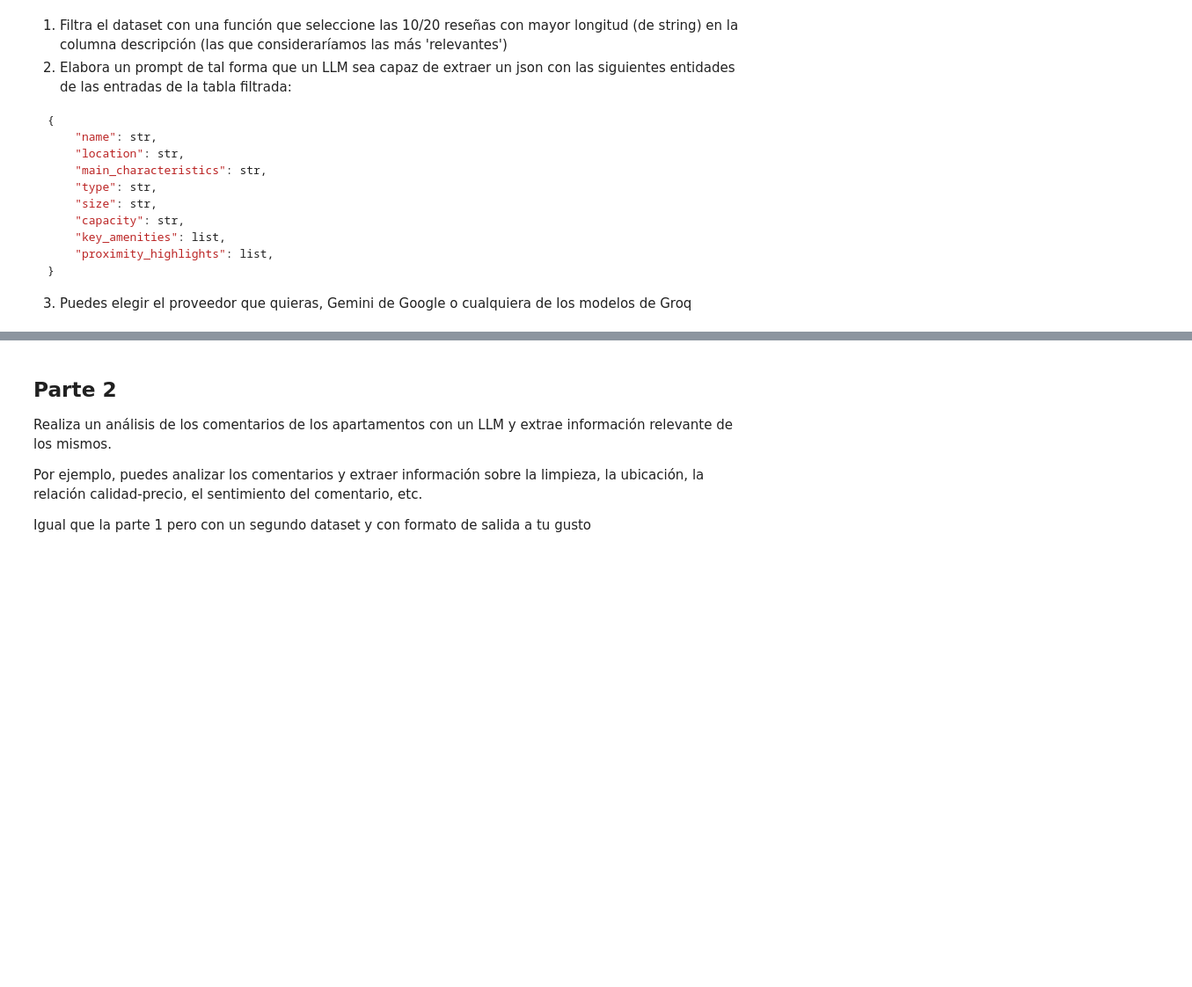
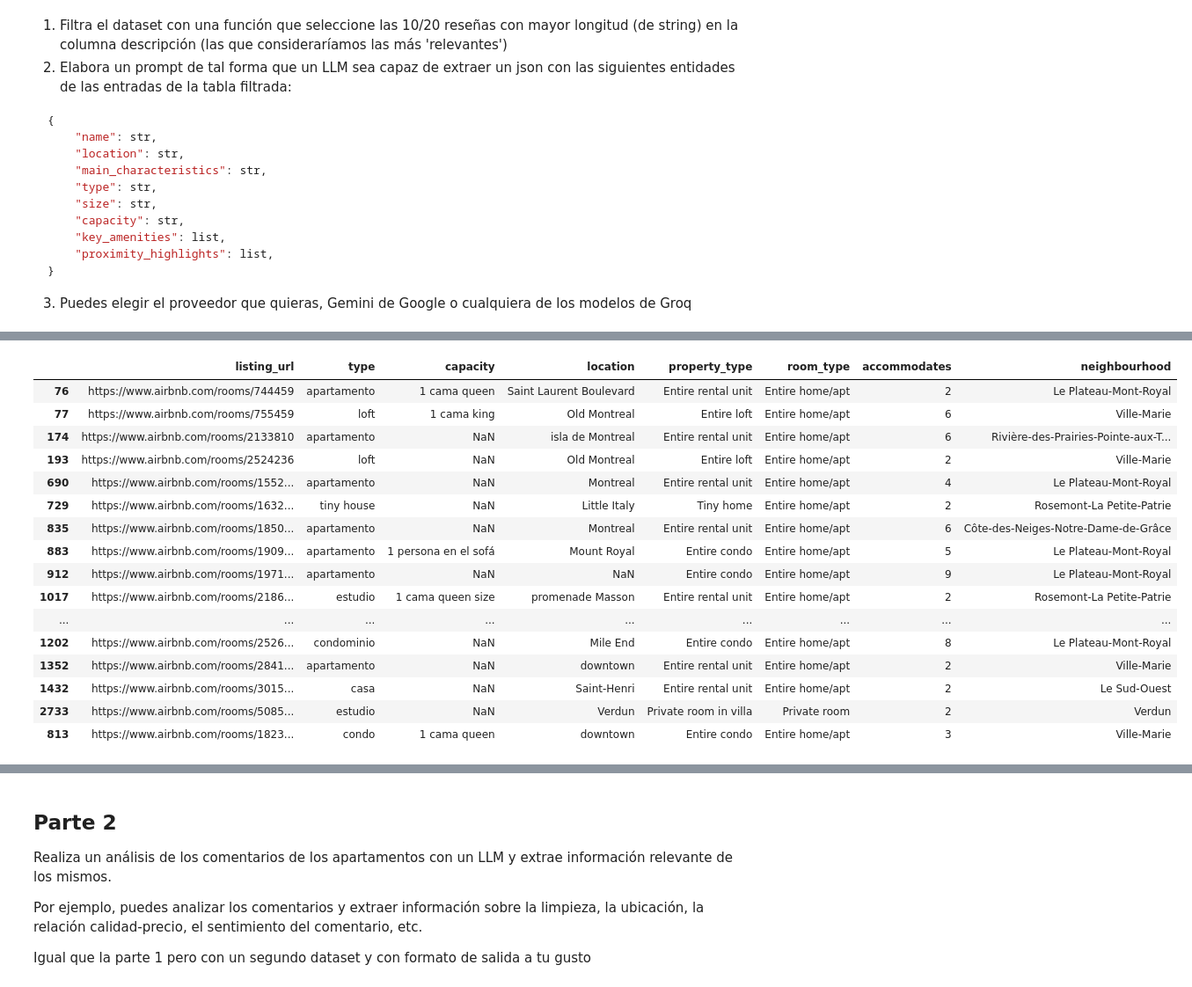
Before and after one commit to NITIN1987B/Prompt-Engineering, a Jupyter notebook: ejercicio_1/Ejercicio_1_Gemini_Groq.ipynb, the cells around one changed output, grey strips where cells are left out. Shown at 88% size. Drawn from its saved outputs; the diff is of its cells as text; code cells hidden in the pictures; blank space fills up the shorter version.

```diff
--- a/ejercicio_1/Ejercicio_1_Gemini_Groq.ipynb
+++ b/ejercicio_1/Ejercicio_1_Gemini_Groq.ipynb
@@ -54,0 +220,10 @@ data
+# %%
+resultados = []
+for i, (_, fila) in enumerate(top_n.iterrows(), start=1):
+    resultados.append(extraer_entidades(fila["name"], fila["description"]))
+    print(f"{i}/{len(top_n)}", end=" ")
+
+# Un DataFrame con una fila por alojamiento; el índice y `listing_url` conservan la referencia
+df_resultados = pd.DataFrame([r.model_dump() for r in resultados], index=top_n.index)
+df_resultados.insert(0, "listing_url", top_n["listing_url"])
+df_resultados
@@ -54,0 +249,5 @@ data
+# %%
+# El JSON de cada alojamiento (se muestran los 3 primeros)
+for url, r in list(zip(top_n["listing_url"], resultados))[:3]:
+    print(url)
+    print(r.model_dump_json(indent=2))
@@ -54,0 +276,51 @@ data
+# %%
+campos_texto = ["name", "location", "main_characteristics", "type", "size", "capacity"]
+print(f"Respuestas válidas según el esquema: {len(resultados)}/{len(top_n)}")
+print("\nCampos de texto vacíos (null) por campo:")
+print(df_resultados[campos_texto].isna().sum().to_string())
+print("\nListas vacías:", {c: int((df_resultados[c].map(len) == 0).sum()) for c in ["key_amenities", "proximity_highlights"]})
+
+ingles = r"\b(?:the|with|and|of|is|for|near|featuring|located)\b"
+n_ingles = int(df_resultados["main_characteristics"].str.contains(ingles, case=False, regex=True).sum())
+print(f"main_characteristics con palabras inglesas: {n_ingles} de {len(df_resultados)}")
+
+# Contraste con columnas que el modelo NO ha visto
+control = df_resultados[["listing_url", "type", "capacity", "location"]].join(
+    top_n[["property_type", "room_type", "accommodates", "neighbourhood"]]
+)
+
+
+def capacidad_coincide(fila):
+    """Solo compara si la capacidad extraída habla de huéspedes/personas (accommodates cuenta huéspedes)."""
+    cap = fila["capacity"]
+    if pd.isna(cap) or pd.isna(fila["accommodates"]) or not re.search(r"huésped|persona", cap, re.I):
+        return None
+    return int(fila["accommodates"]) in [int(n) for n in re.findall(r"\d+", cap)]
+
+
+coincide = control.apply(capacidad_coincide, axis=1)
+print(f"\nCapacidad en huéspedes = `accommodates`: {(coincide == True).sum()} de {coincide.notna().sum()} comparables")
+
+PALABRAS_NUM = {"one": 1, "two": 2, "three": 3, "four": 4, "five": 5, "six": 6, "un": 1, "une": 1, "deux": 2, "trois": 3}
+
+
+def cifras_del_texto(texto):
+    texto = limpiar_html(texto).lower()
+    cifras = {int(n) for n in re.findall(r"\d+", texto)}
+    return cifras | {v for p, v in PALABRAS_NUM.items() if re.search(rf"\b{p}\b", texto)}
+
+
+# ¿Hay cifras en size/capacity que no aparecen en el nombre ni en la descripción? (posibles deducciones)
+sin_respaldo = []
+for idx, fila in top_n.iterrows():
+    fuente = cifras_del_texto(f"{fila['name']} {fila['description']}")
+    for campo in ("size", "capacity"):
+        valor = df_resultados.loc[idx, campo]
+        if pd.notna(valor) and {int(n) for n in re.findall(r"\d+", valor)} - fuente:
+            sin_respaldo.append((idx, campo, valor))
+n_valores = int(df_resultados[["size", "capacity"]].notna().sum().sum())
+print(f"\nsize/capacity con cifras sin respaldo en el texto: {len(sin_respaldo)} de {n_valores} valores")
+for caso in sin_respaldo:
+    print("  ", caso)
+control
+# %% [output]
@@ -54,0 +344,17 @@ data
+|  | listing_url | type | capacity | location | property_type | room_type | accommodates | neighbourhood |
+| 76 | https://www.airbnb.com/rooms/744459 | apartamento | 1 cama queen | Saint Laurent Boulevard | Entire rental unit | Entire home/apt | 2 | Le Plateau-Mont-Royal |
+| 77 | https://www.airbnb.com/rooms/755459 | loft | 1 cama king | Old Montreal | Entire loft | Entire home/apt | 6 | Ville-Marie |
+| 174 | https://www.airbnb.com/rooms/2133810 | apartamento | NaN | isla de Montreal | Entire rental unit | Entire home/apt | 6 | Rivière-des-Prairies-Pointe-aux-T... |
+| 193 | https://www.airbnb.com/rooms/2524236 | loft | NaN | Old Montreal | Entire loft | Entire home/apt | 2 | Ville-Marie |
+| 690 | https://www.airbnb.com/rooms/1552... | apartamento | NaN | Montreal | Entire rental unit | Entire home/apt | 4 | Le Plateau-Mont-Royal |
+| 729 | https://www.airbnb.com/rooms/1632... | tiny house | NaN | Little Italy | Tiny home | Entire home/apt | 2 | Rosemont-La Petite-Patrie |
+| 835 | https://www.airbnb.com/rooms/1850... | apartamento | NaN | Montreal | Entire rental unit | Entire home/apt | 6 | Côte-des-Neiges-Notre-Dame-de-Grâce |
+| 883 | https://www.airbnb.com/rooms/1909... | apartamento | 1 persona en el sofá | Mount Royal | Entire condo | Entire home/apt | 5 | Le Plateau-Mont-Royal |
+| 912 | https://www.airbnb.com/rooms/1971... | apartamento | NaN | NaN | Entire condo | Entire home/apt | 9 | Le Plateau-Mont-Royal |
+| 1017 | https://www.airbnb.com/rooms/2186... | estudio | 1 cama queen size | promenade Masson | Entire rental unit | Entire home/apt | 2 | Rosemont-La Petite-Patrie |
+| ... | ... | ... | ... | ... | ... | ... | ... | ... |
+| 1202 | https://www.airbnb.com/rooms/2526... | condominio | NaN | Mile End | Entire condo | Entire home/apt | 8 | Le Plateau-Mont-Royal |
+| 1352 | https://www.airbnb.com/rooms/2841... | apartamento | NaN | downtown | Entire rental unit | Entire home/apt | 2 | Ville-Marie |
+| 1432 | https://www.airbnb.com/rooms/3015... | casa | NaN | Saint-Henri | Entire rental unit | Entire home/apt | 2 | Le Sud-Ouest |
+| 2733 | https://www.airbnb.com/rooms/5085... | estudio | NaN | Verdun | Private room in villa | Private room | 2 | Verdun |
+| 813 | https://www.airbnb.com/rooms/1823... | condo | 1 cama queen | downtown | Entire condo | Entire home/apt | 3 | Ville-Marie |
```
Also changed, not shown: parts of 21 cells of this notebook, 4 other files.
